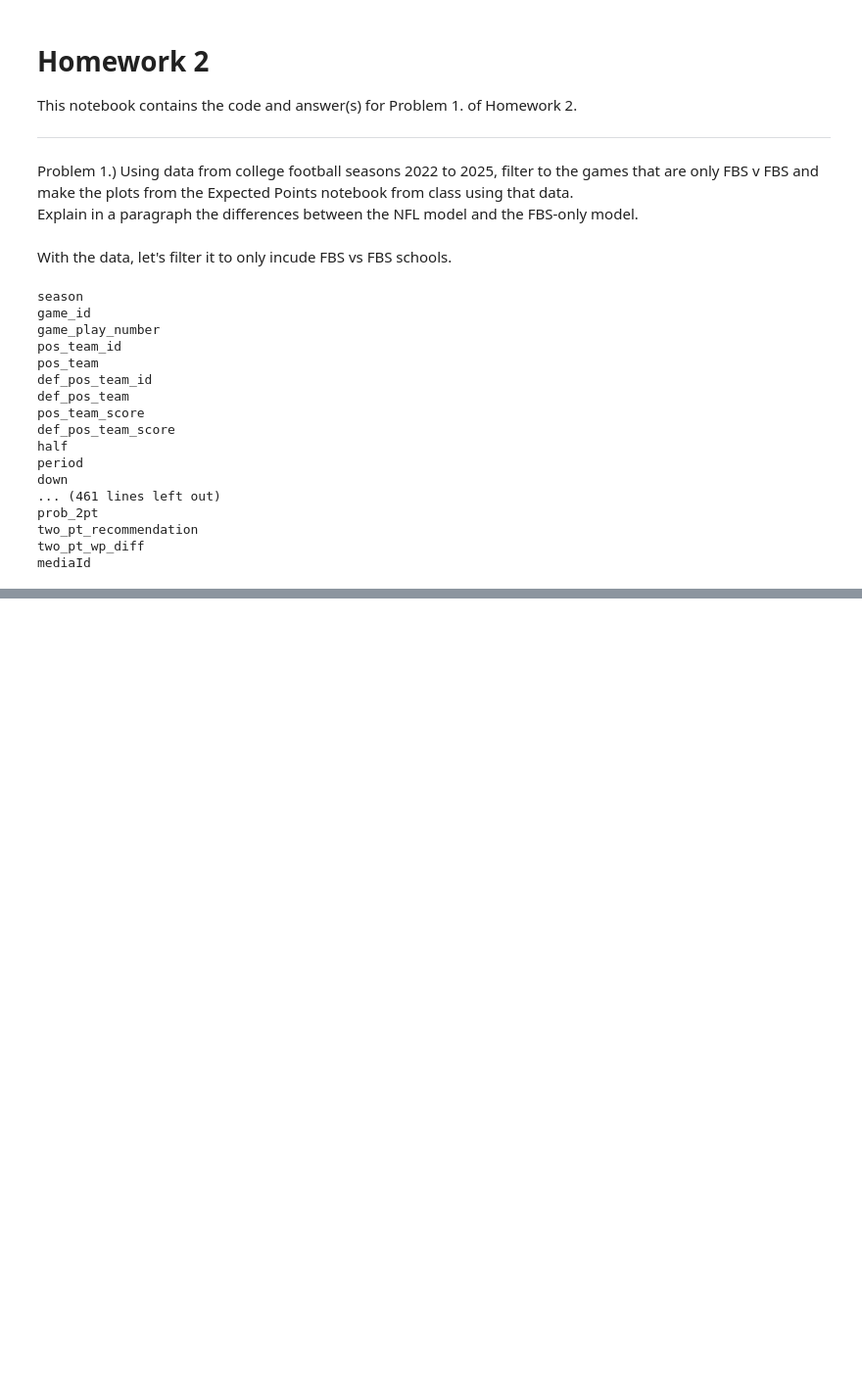
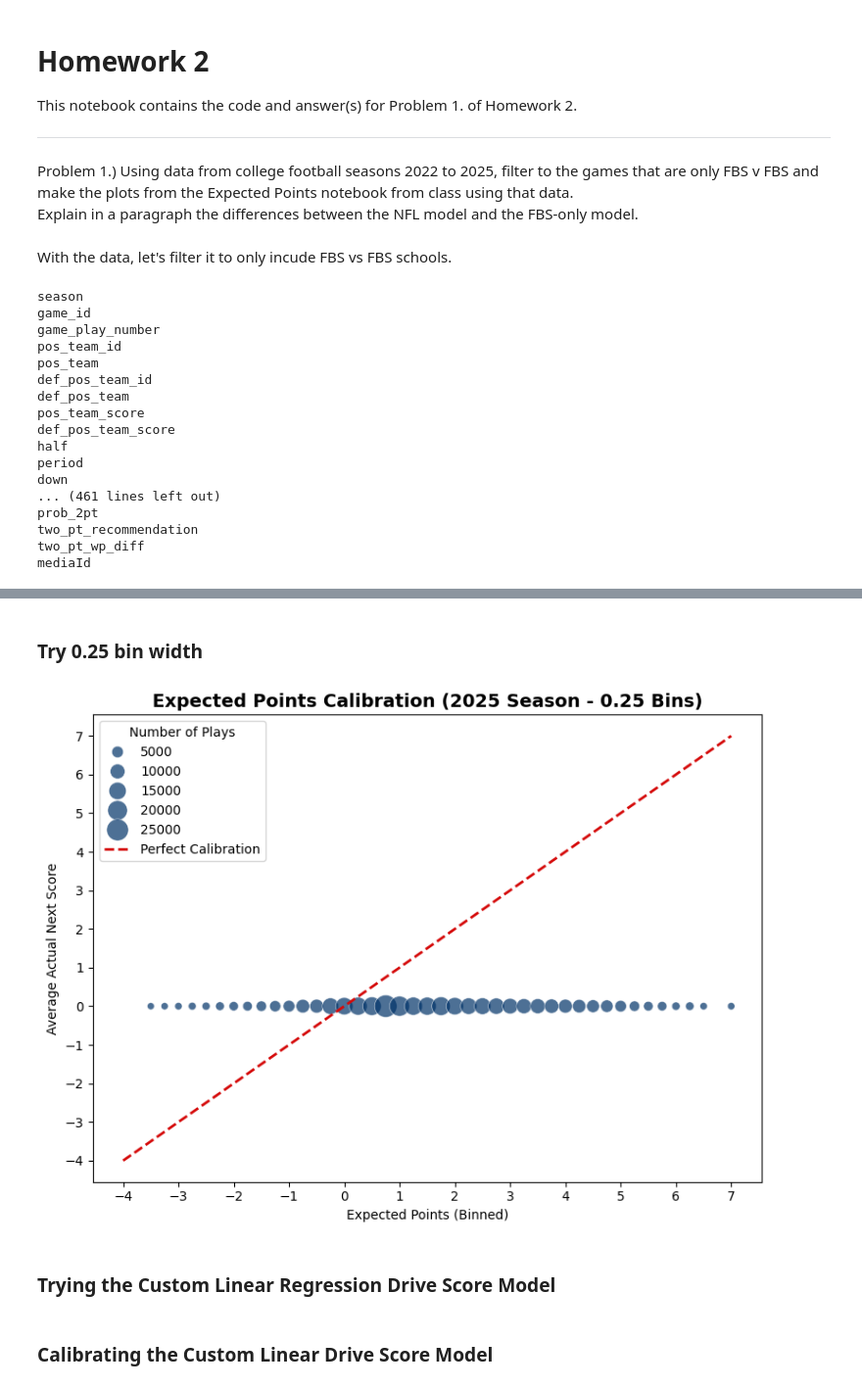
Before and after one commit to ahaze65/SPOA_4001_Homework_2, a Jupyter notebook: HW2_Question_1.ipynb, the cells around one changed output, grey strips where cells are left out. Shown at 98% size. Drawn from its saved outputs; the diff is of its cells as text; code cells hidden in the pictures; blank space fills up the shorter version.

```diff
--- a/HW2_Question_1.ipynb
+++ b/HW2_Question_1.ipynb
@@ -184,0 +194,9 @@ KeyError: 'ep'
+# %% [markdown]
+### Try 0.25 bin width
+# %%
+# Task 1.2: 2025 Data Calibration
+plot_calibration(pbp_filtered, bin_width=0.25, title_suffix="2025 Season - 0.25 Bins")
+# %% [output]
+[figure, added]
+# %% [markdown]
+### Trying the Custom Linear Regression Drive Score Model
@@ -184,0 +268,2 @@ KeyError: 'ep'
+# %% [markdown]
+### Calibrating the Custom Linear Drive Score Model
```
Also changed, not shown: parts of 13 cells of this notebook.
